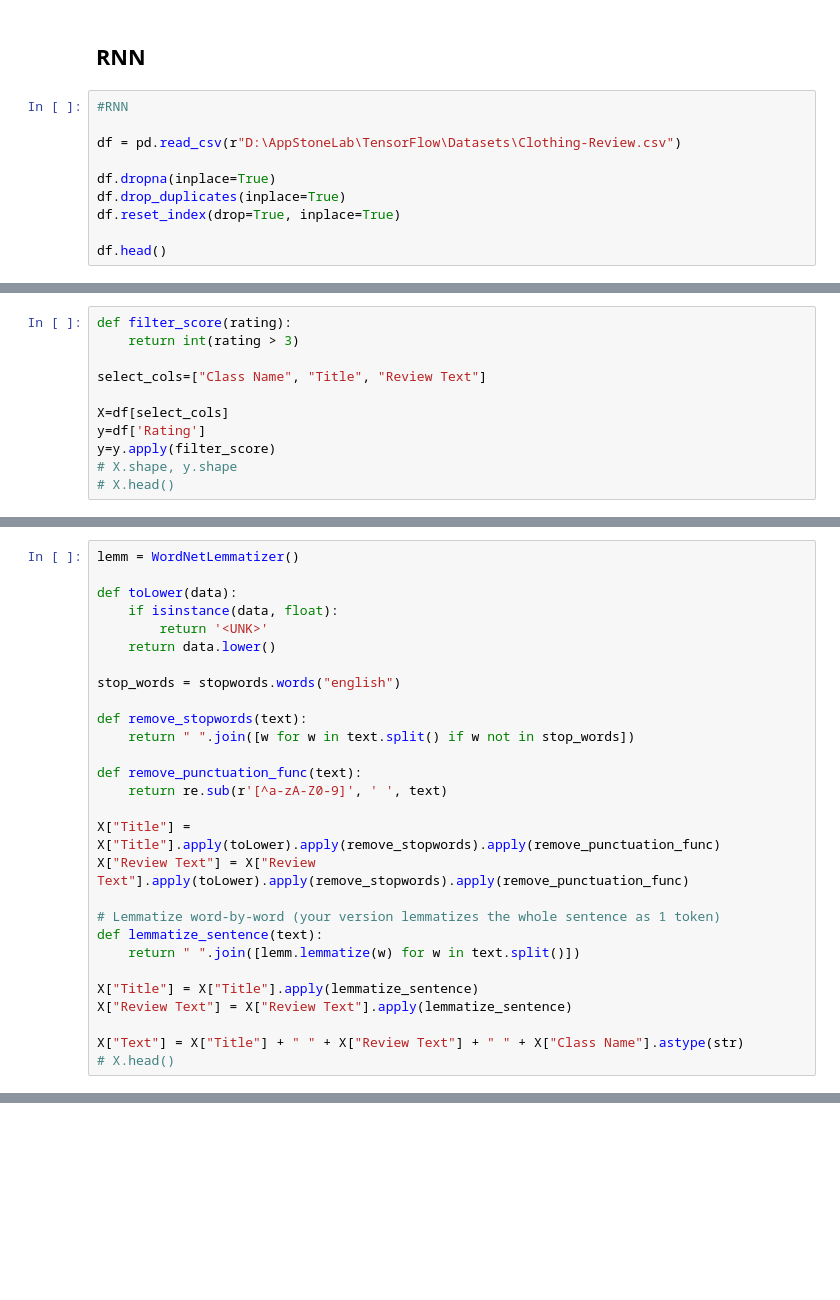
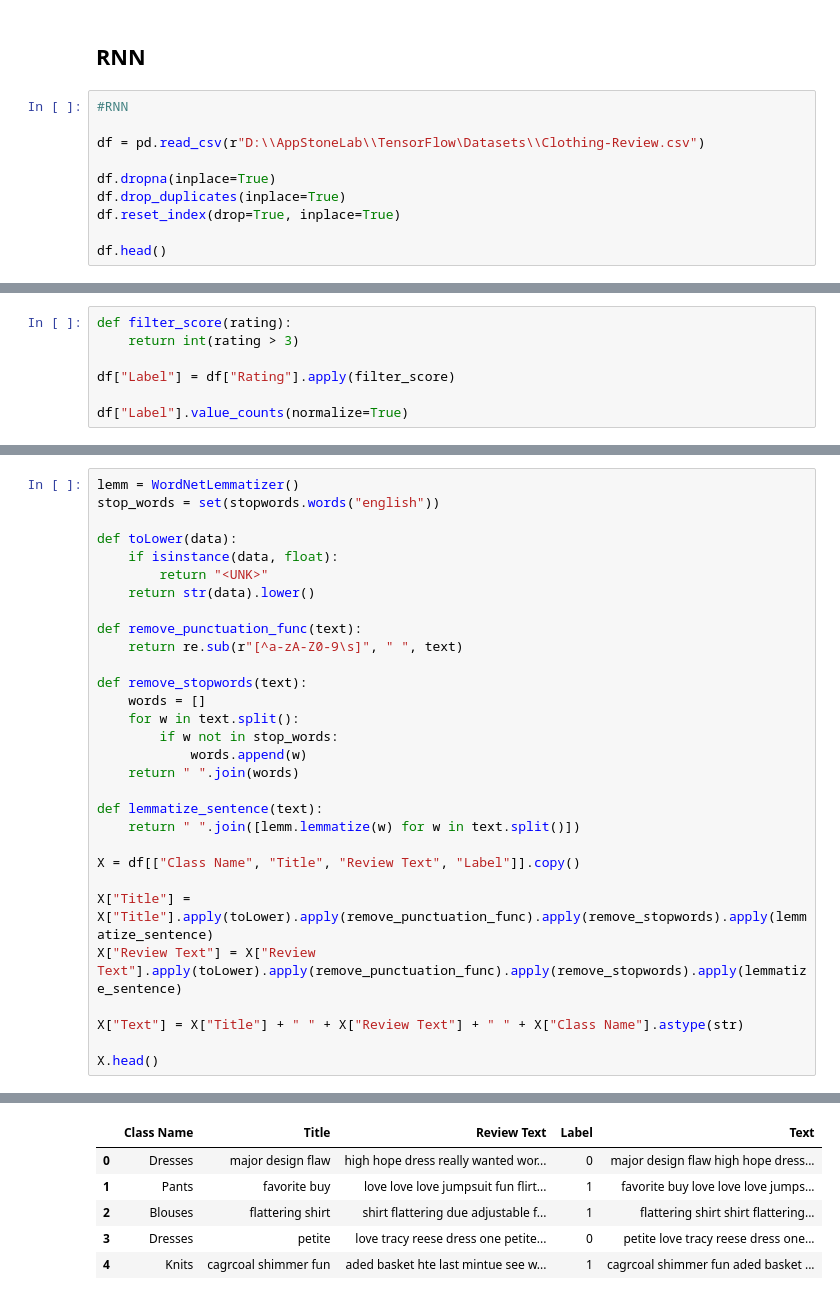
Before and after one commit to swayam279/AppStoneLab-AI-Intern, a Jupyter notebook: Pytorch/pytorch.ipynb, the cells around one changed output, grey strips where cells are left out. Cells and saved outputs as stored; diff of their text form; blank space fills up the shorter version.

```diff
--- a/Pytorch/pytorch.ipynb
+++ b/Pytorch/pytorch.ipynb
@@ -974,7 +974,7 @@ at 70, Predicted: "steak", Actual: "sushi"
 # %%
 #RNN
 
-df = pd.read_csv(r"D:\AppStoneLab\TensorFlow\Datasets\Clothing-Review.csv")
+df = pd.read_csv(r"D:\\AppStoneLab\\TensorFlow\Datasets\\Clothing-Review.csv")
 
 df.dropna(inplace=True)
 df.drop_duplicates(inplace=True)
@@ -992,10 +992,6 @@ df.head()
 def filter_score(rating):
     return int(rating > 3)
 
-select_cols=["Class Name", "Title", "Review Text"]
+df["Label"] = df["Rating"].apply(filter_score)
 
-X=df[select_cols]
-y=df['Rating']
-y=y.apply(filter_score)
-# X.shape, y.shape
-# X.head()
+df["Label"].value_counts(normalize=True)
@@ -1002,29 +1003,31 @@ y=y.apply(filter_score)
 # %%
 lemm = WordNetLemmatizer()
+stop_words = set(stopwords.words("english"))
 
 def toLower(data):
     if isinstance(data, float):
-        return '<UNK>'
-    return data.lower()
+        return "<UNK>"
+    return str(data).lower()
 
-stop_words = stopwords.words("english")
+def remove_punctuation_func(text):
+    return re.sub(r"[^a-zA-Z0-9\s]", " ", text)
 
 def remove_stopwords(text):
-    return " ".join([w for w in text.split() if w not in stop_words])
+    words = []
+    for w in text.split():
+        if w not in stop_words:
+            words.append(w)
+    return " ".join(words)
 
-def remove_punctuation_func(text):
-    return re.sub(r'[^a-zA-Z0-9]', ' ', text)
-
-X["Title"] = X["Title"].apply(toLower).apply(remove_stopwords).apply(remove_punctuation_func)
-X["Review Text"] = X["Review Text"].apply(toLower).apply(remove_stopwords).apply(remove_punctuation_func)
-
-# Lemmatize word-by-word (your version lemmatizes the whole sentence as 1 token)
 def lemmatize_sentence(text):
     return " ".join([lemm.lemmatize(w) for w in text.split()])
 
-X["Title"] = X["Title"].apply(lemmatize_sentence)
-X["Review Text"] = X["Review Text"].apply(lemmatize_sentence)
+X = df[["Class Name", "Title", "Review Text", "Label"]].copy()
+
+X["Title"] = X["Title"].apply(toLower).apply(remove_punctuation_func).apply(remove_stopwords).apply(lemmatize_sentence)
+X["Review Text"] = X["Review Text"].apply(toLower).apply(remove_punctuation_func).apply(remove_stopwords).apply(lemmatize_sentence)
 
 X["Text"] = X["Title"] + " " + X["Review Text"] + " " + X["Class Name"].astype(str)
-# X.head()
+
+X.head()
 # %% [output]
@@ -1048 +1034,7 @@ See the caveats in the documentation: https://pandas.pydata.org/pandas-docs/stab
+|  | Class Name | Title | Review Text | Label | Text |
+| 0 | Dresses | major design flaw | high hope dress really wanted wor... | 0 | major design flaw high hope dress... |
+| 1 | Pants | favorite buy | love love love jumpsuit fun flirt... | 1 | favorite buy love love love jumps... |
+| 2 | Blouses | flattering shirt | shirt flattering due adjustable f... | 1 | flattering shirt shirt flattering... |
+| 3 | Dresses | petite | love tracy reese dress one petite... | 0 | petite love tracy reese dress one... |
+| 4 | Knits | cagrcoal shimmer fun | aded basket hte last mintue see w... | 1 | cagrcoal shimmer fun aded basket ... |
 # %%
```
Also changed, not shown: parts of 12 cells of this notebook, 2 other files.
